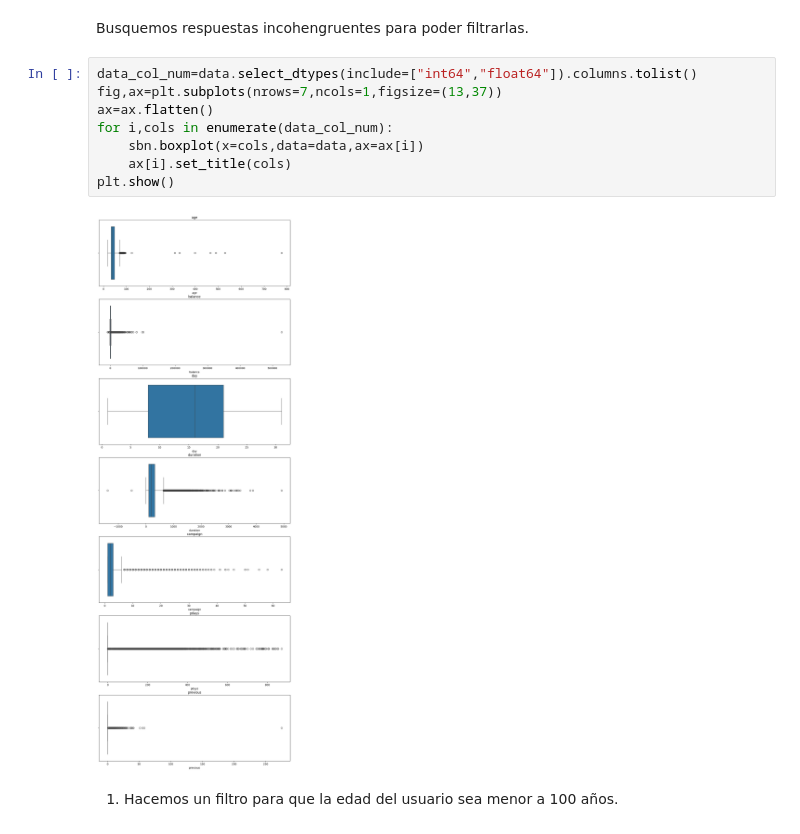
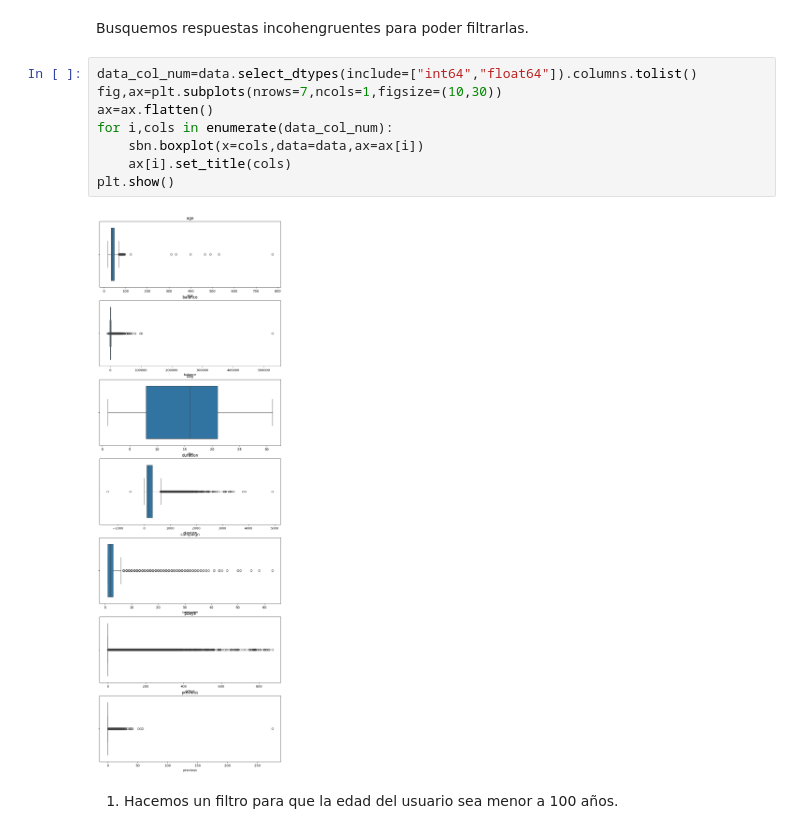
Before and after one commit to Daniel67Reyes/CV-Data-ANALYST, a Jupyter notebook: 2-Datos-bancarios/dataset_banco_ANALISIS.ipynb, the cells around one changed output. Drawn from its saved outputs; the diff is of its cells as text.

```diff
--- a/2-Datos-bancarios/dataset_banco_ANALISIS.ipynb
+++ b/2-Datos-bancarios/dataset_banco_ANALISIS.ipynb
@@ -116,14 +139,14 @@ El valor de 'std' proporciona información valiosa, los valores numéricos no se
 Busquemos respuestas incohengruentes para poder filtrarlas.
 # %%
 data_col_num=data.select_dtypes(include=["int64","float64"]).columns.tolist()
-fig,ax=plt.subplots(nrows=7,ncols=1,figsize=(13,37))
+fig,ax=plt.subplots(nrows=7,ncols=1,figsize=(10,30))
 ax=ax.flatten()
 for i,cols in enumerate(data_col_num):
     sbn.boxplot(x=cols,data=data,ax=ax[i])
     ax[i].set_title(cols)
 plt.show()
 # %% [output]
-[figure, old version]
+[figure, new version]
 # %% [markdown]
 1. Hacemos un filtro para que la edad del usuario sea menor a 100 años.
 # %%
```
Also changed, not shown: parts of 37 cells of this notebook.
